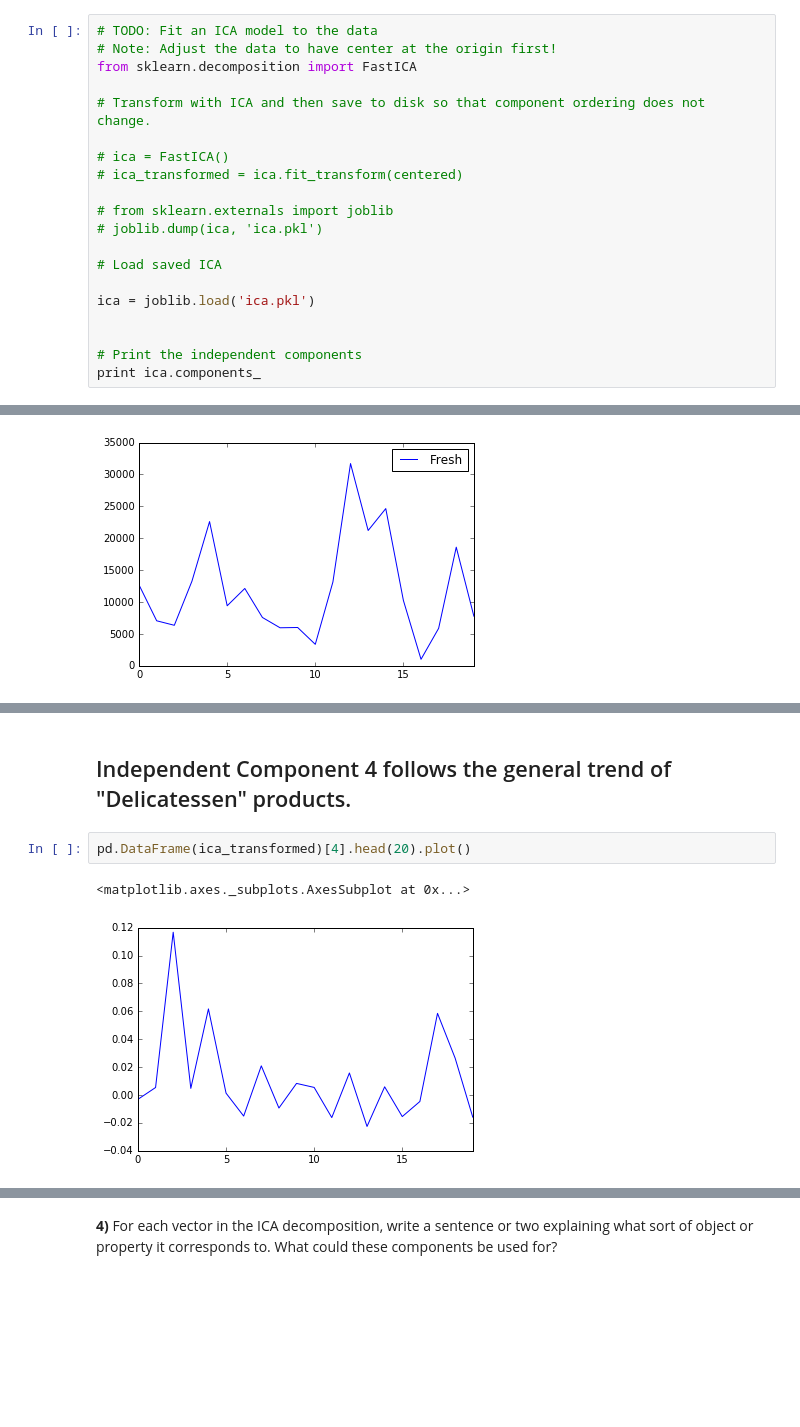
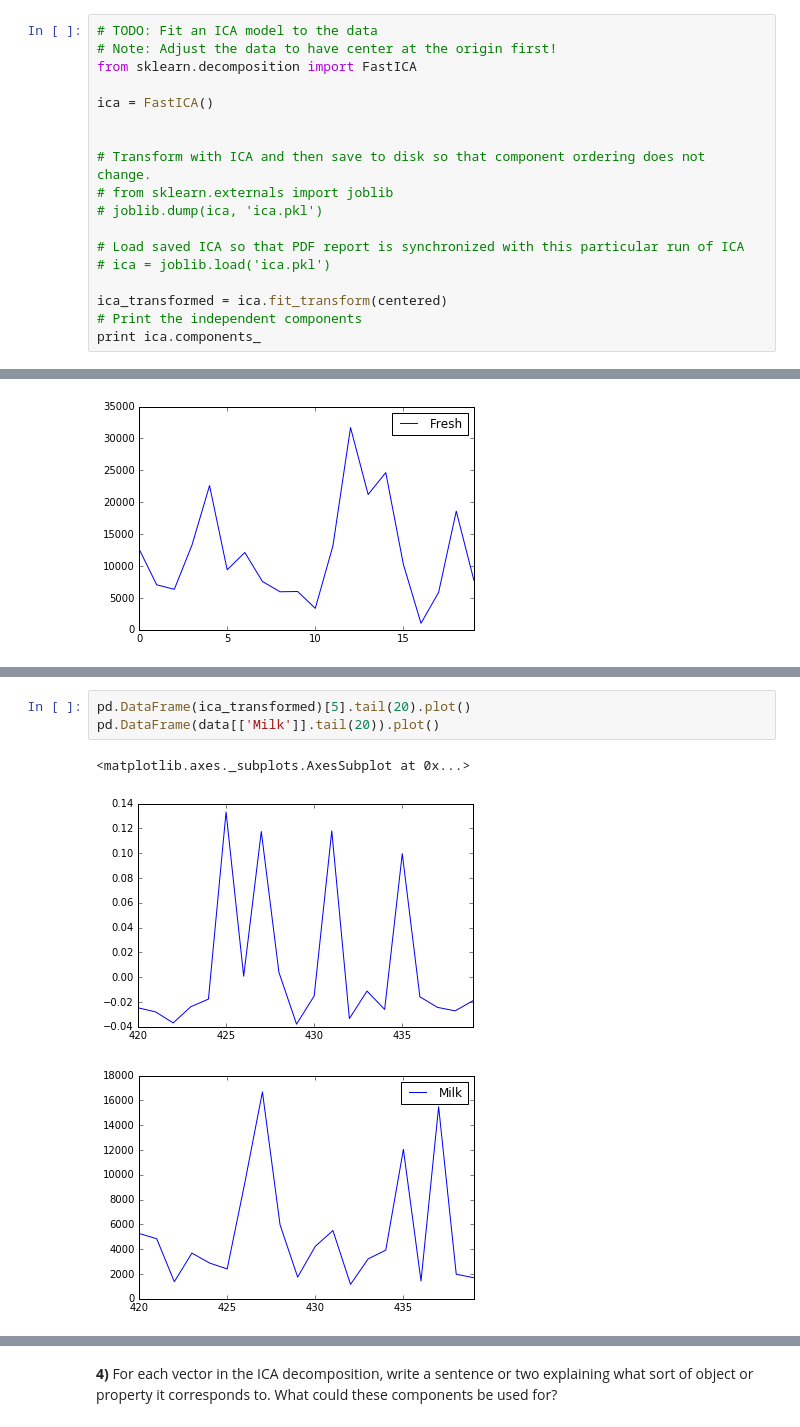
Before and after one commit to Edderic/udacity-machine-learning-nanodegree, a Jupyter notebook: p3-customer-segments/customer_segments.ipynb, the cells around one changed output, grey strips where cells are left out. Cells and saved outputs as stored; diff of their text form; blank space fills up the shorter version.

```diff
--- a/p3-customer-segments/customer_segments.ipynb
+++ b/p3-customer-segments/customer_segments.ipynb
@@ -147,19 +183,17 @@ data.head(6)
 # Note: Adjust the data to have center at the origin first!
 from sklearn.decomposition import FastICA
 
+ica = FastICA()
+
+
 # Transform with ICA and then save to disk so that component ordering does not change.
-
-# ica = FastICA()
-# ica_transformed = ica.fit_transform(centered)
-
 # from sklearn.externals import joblib
 # joblib.dump(ica, 'ica.pkl')
 
-# Load saved ICA
+# Load saved ICA so that PDF report is synchronized with this particular run of ICA
+# ica = joblib.load('ica.pkl')
 
-ica = joblib.load('ica.pkl')
-
-
+ica_transformed = ica.fit_transform(centered)
 # Print the independent components
 print ica.components_
 # %% [output]
@@ -241,7 +329,7 @@ pd.DataFrame(data[['Milk']].head(20)).plot()
-# %% [markdown]
-## Independent Component 4 follows the general trend of "Delicatessen" products.
 # %%
-pd.DataFrame(ica_transformed)[4].head(20).plot()
+pd.DataFrame(ica_transformed)[5].tail(20).plot()
+pd.DataFrame(data[['Milk']].tail(20)).plot()
 # %% [output]
 <matplotlib.axes._subplots.AxesSubplot at 0x...>
-[figure, old version]
+[figure, new version]
+[figure, added]
```
Also changed, not shown: parts of 56 cells of this notebook, 1 other file.
